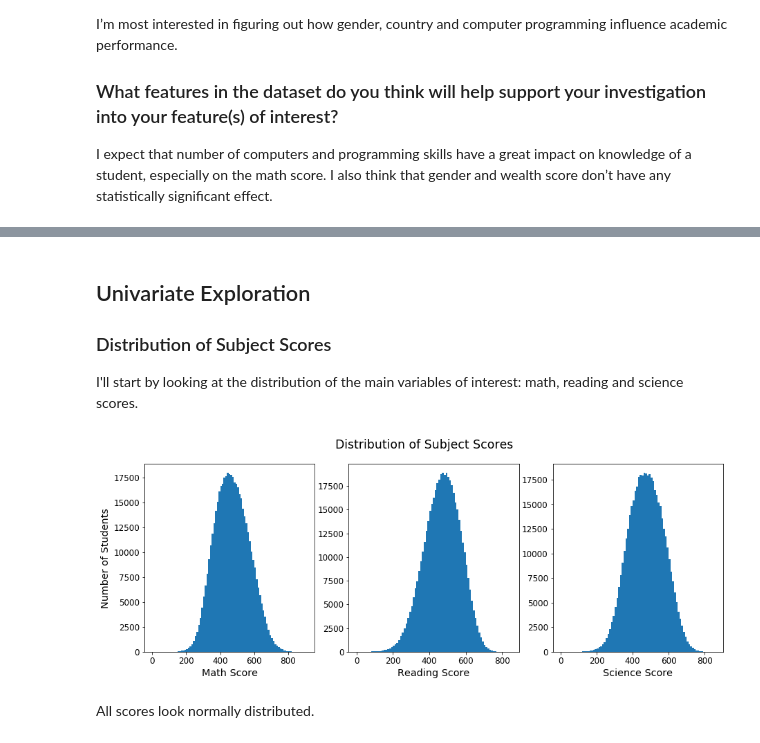
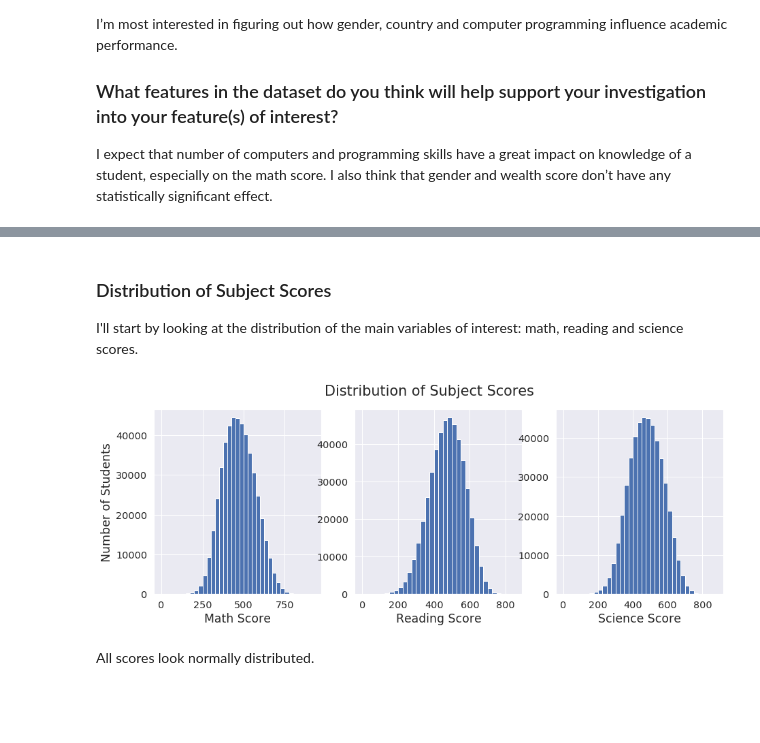
Before and after one commit to yamontv/pisa2012_visualization, a Jupyter notebook: exploration.ipynb, the cells around one changed output, grey strips where cells are left out. Saved outputs shown, nothing was run; the diff lists cells and outputs as text; code cells hidden in the pictures; blank space fills up the shorter version.

```diff
--- a/exploration.ipynb
+++ b/exploration.ipynb
@@ -16,8 +16,9 @@ import seaborn as sb
 %matplotlib inline
 
 # Setup plot parameters
+sb.set()
 params = {
-    'legend.fontsize': 'large',
+    'legend.fontsize': 'medium',
     'figure.figsize': (10, 6),
     'axes.labelsize': 'x-large',
     'axes.titlesize': 'xx-large',
@@ -106,39 +123,37 @@ I expect that number of computers and programming skills have a great impact on
 # %% [markdown]
-## Univariate Exploration
-
 ### Distribution of Subject Scores
 
 I'll start by looking at the distribution of the main variables of interest: math, reading and science scores.
 # %%
 # Select bin size
-binsize = 10
+binsize = 25
 
 plt.figure(figsize=[15, 5])
 plt.suptitle('Distribution of Subject Scores', size='xx-large')
 
 # Plot Math
 plt.subplot(1, 3, 1)
 bins = np.arange(0, df['Math'].max()+binsize, binsize)
 plt.hist(data = df, x = 'Math', bins = bins)
 plt.xlabel('Math Score')
 plt.ylabel('Number of Students')
 
 # Plot Reading
 plt.subplot(1, 3, 2)
 bins = np.arange(0, df['Reading'].max()+binsize, binsize)
 plt.hist(data = df, x = 'Reading', bins = bins)
 plt.xlabel('Reading Score')
 
 # Plot Science
 plt.subplot(1, 3, 3)
 bins = np.arange(0, df['Science'].max()+binsize, binsize)
 plt.hist(data = df, x = 'Science', bins = bins)
 plt.xlabel('Science Score')
 
 # Save
 plt.savefig('img/scores_dist.png', dpi=200, bbox_inches="tight");
 # %% [output]
-[figure, old version]
+[figure, new version]
 # %% [markdown]
 All scores look normally distributed.
 # %% [markdown]
```
Also changed, not shown: parts of 23 cells of this notebook, 17 other files.
